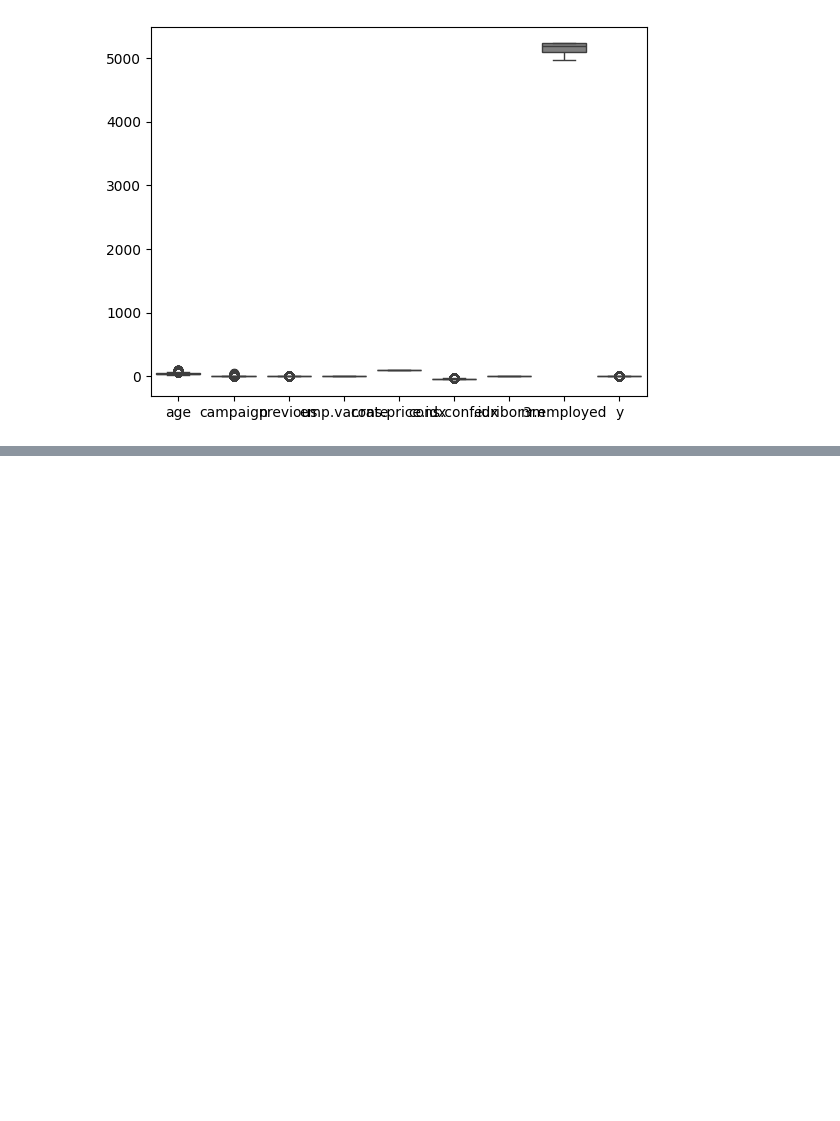
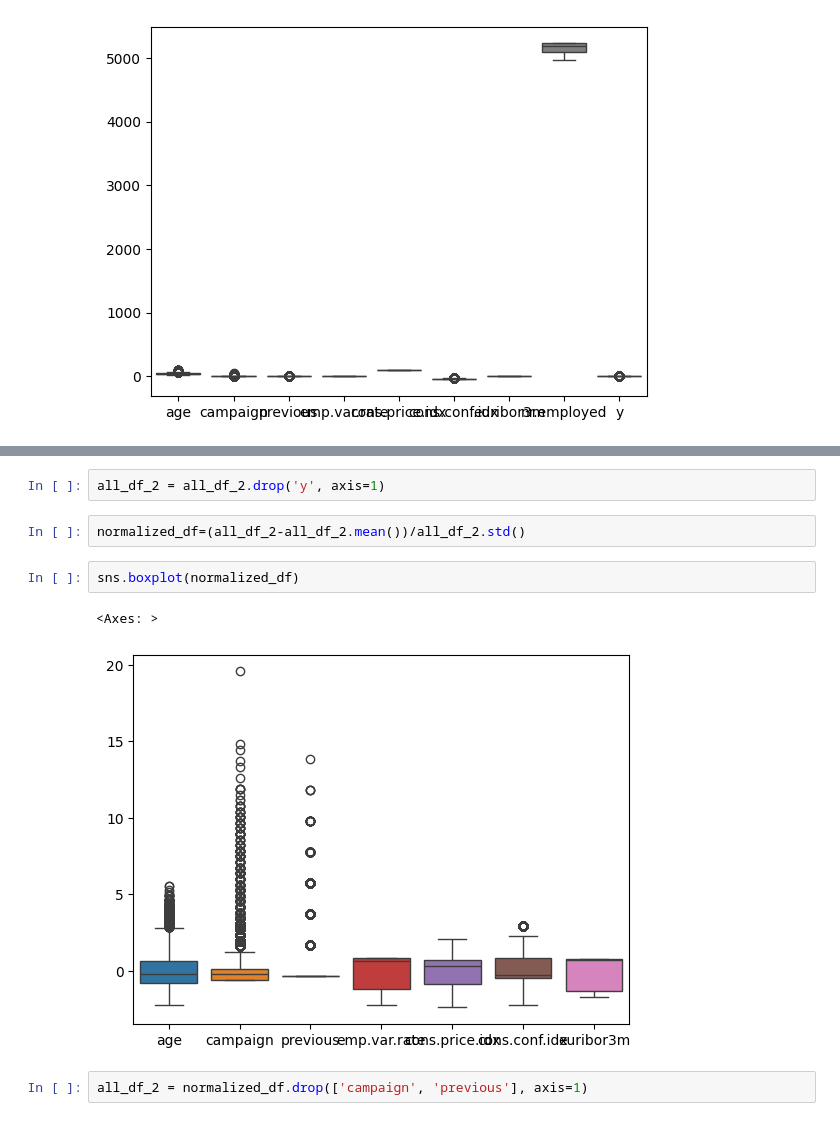
Before and after one commit to rzadrzi/deep-learning-pytorch, a Jupyter notebook: ANN/bank_marketing.ipynb, the cells around one changed output, grey strips where cells are left out. Saved outputs shown, nothing was run; the diff lists cells and outputs as text; blank space fills up the shorter version.

```diff
--- a/ANN/bank_marketing.ipynb
+++ b/ANN/bank_marketing.ipynb
@@ -206,0 +219,11 @@ sns.boxplot(all_df_2)
+# %%
+all_df_2 = all_df_2.drop('y', axis=1)
+# %%
+normalized_df=(all_df_2-all_df_2.mean())/all_df_2.std()
+# %%
+sns.boxplot(normalized_df)
+# %% [output]
+<Axes: >
+[figure, added]
+# %%
+all_df_2 = normalized_df.drop(['campaign', 'previous'], axis=1)
```
Also changed, not shown: parts of 11 cells of this notebook.
